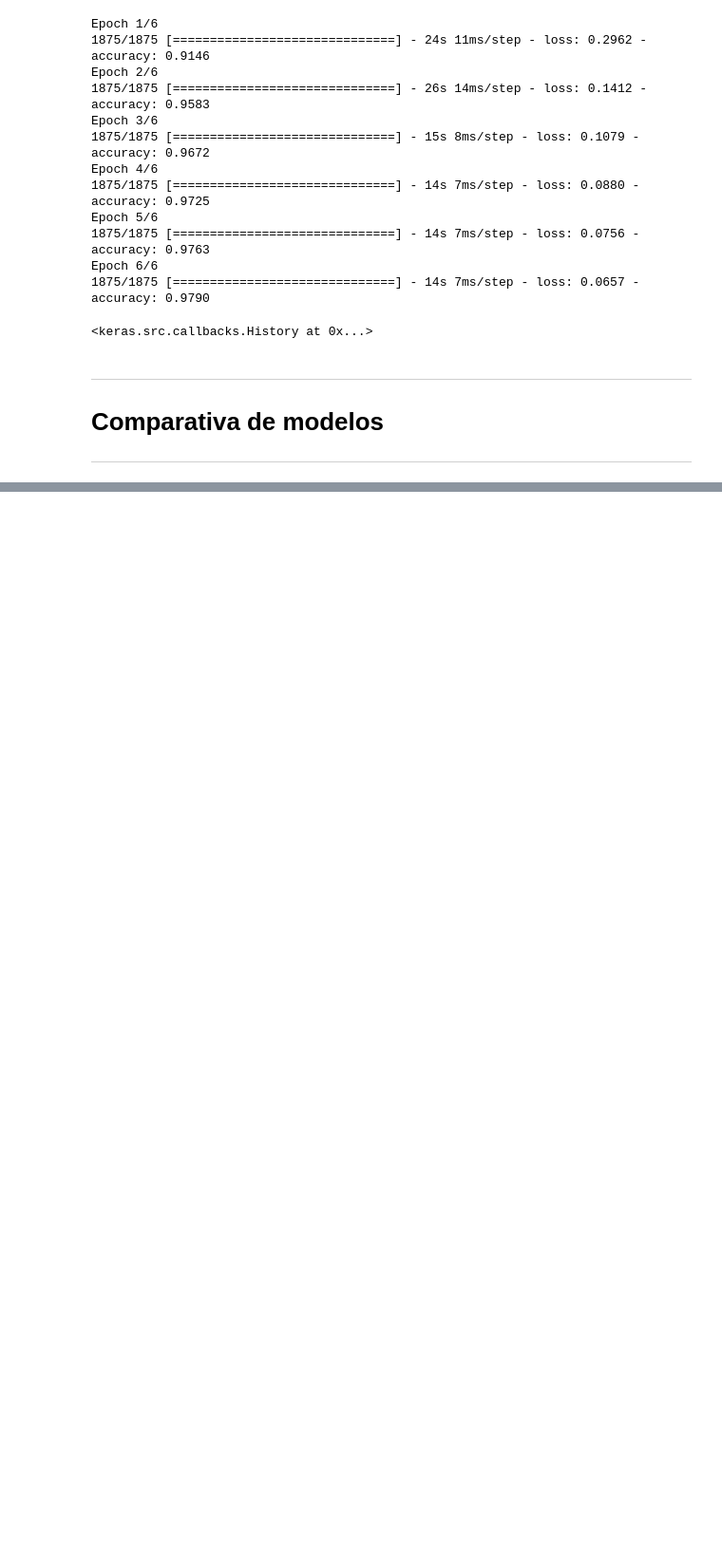
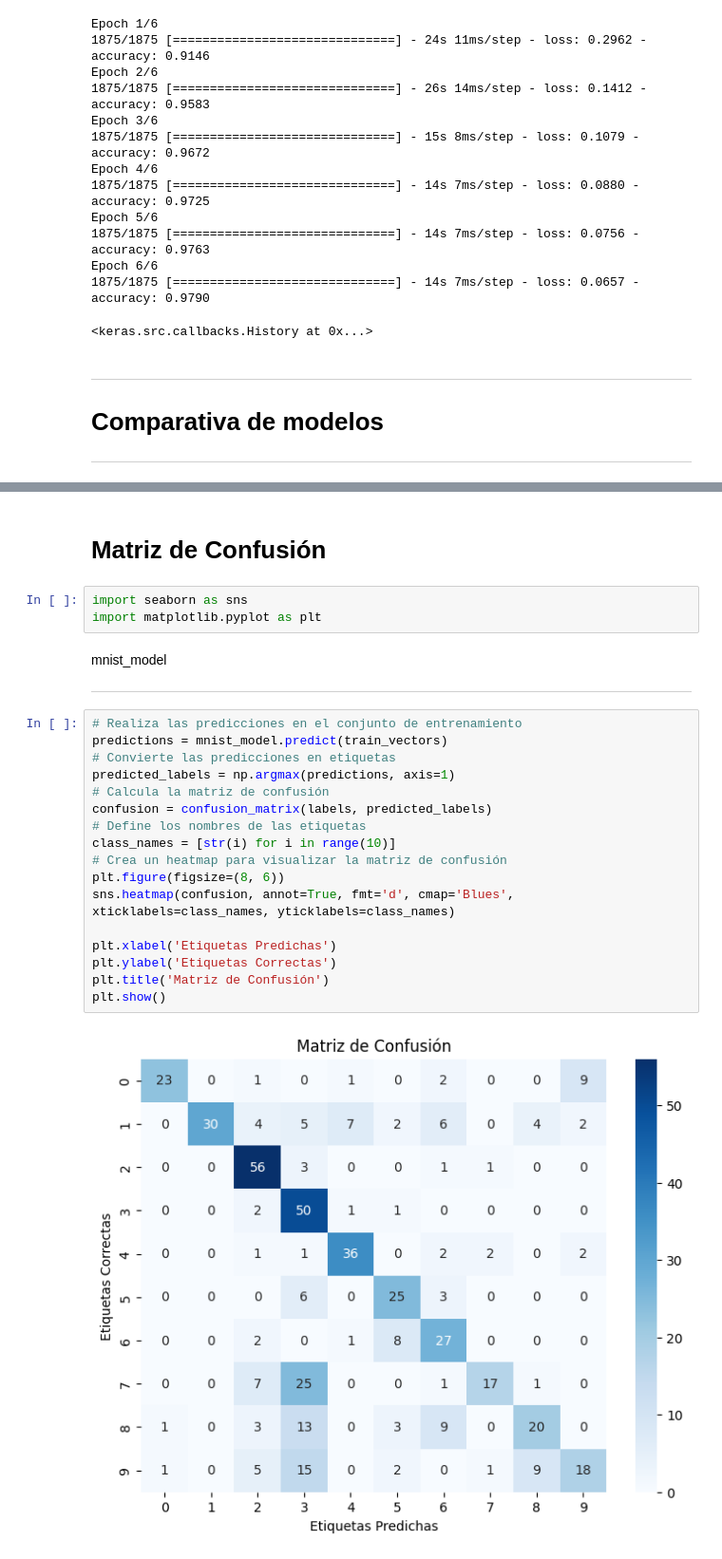
Before and after one commit to Jeremias44/digiartvisionsql, a Jupyter notebook: retrain.ipynb, the cells around one changed output, grey strips where cells are left out. Shown at 95% size. Drawn from its saved outputs; the diff is of its cells as text; blank space fills up the shorter version.

Commit message:
feat: retrain.ipynb (matrices de confusión)

```diff
--- a/retrain.ipynb
+++ b/retrain.ipynb
@@ -173,0 +258,27 @@ retrainedt_model = keras.models.load_model("model_retrained.h5")
+# %% [markdown]
+# Matriz de Confusión
+# %%
+import seaborn as sns
+import matplotlib.pyplot as plt
+# %% [markdown]
+mnist_model
+***
+# %%
+# Realiza las predicciones en el conjunto de entrenamiento
+predictions = mnist_model.predict(train_vectors)
+# Convierte las predicciones en etiquetas
+predicted_labels = np.argmax(predictions, axis=1)
+# Calcula la matriz de confusión
+confusion = confusion_matrix(labels, predicted_labels)
+# Define los nombres de las etiquetas
+class_names = [str(i) for i in range(10)]
+# Crea un heatmap para visualizar la matriz de confusión
+plt.figure(figsize=(8, 6))
+sns.heatmap(confusion, annot=True, fmt='d', cmap='Blues', xticklabels=class_names, yticklabels=class_names)
+
+plt.xlabel('Etiquetas Predichas')
+plt.ylabel('Etiquetas Correctas')
+plt.title('Matriz de Confusión')
+plt.show()
+# %% [output]
+[figure, added]
```
Also changed, not shown: parts of 26 cells of this notebook.
